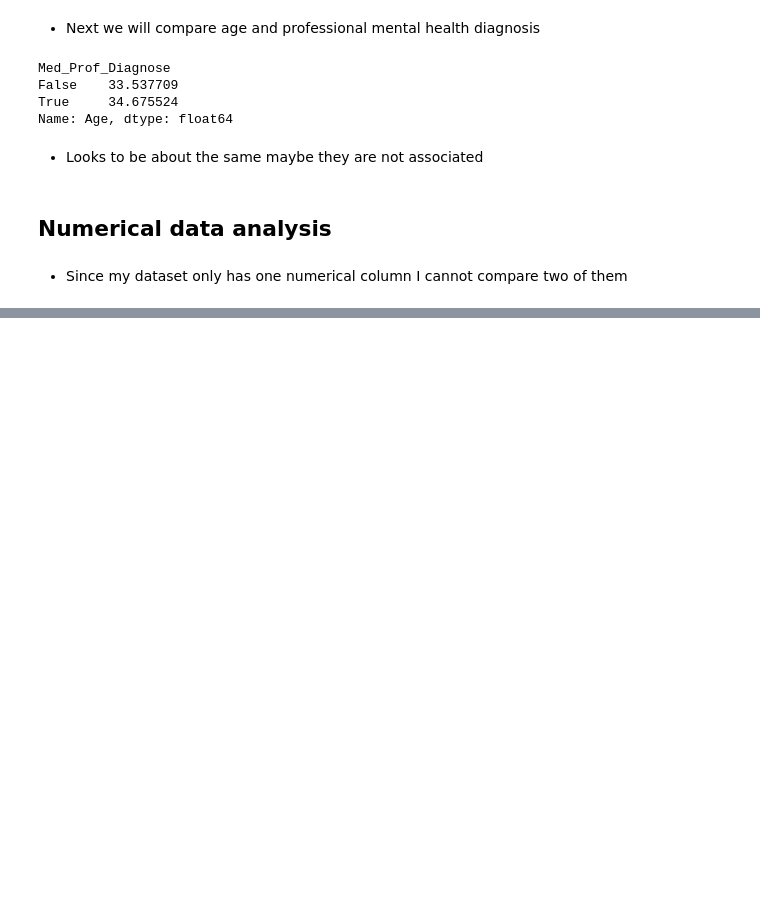
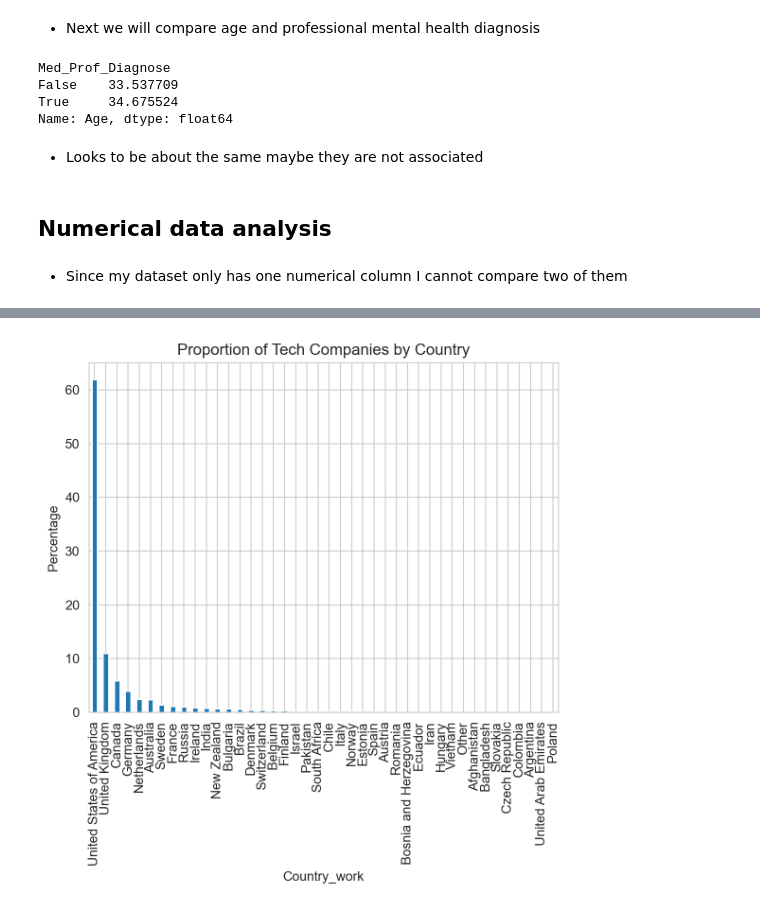
Before and after one commit to emmablumenkrantz/PUBH1142, a Jupyter notebook: Analysis_MHIT.ipynb, the cells around one changed output, grey strips where cells are left out. Drawn from its saved outputs; the diff is of its cells as text; code cells hidden in the pictures; blank space fills up the shorter version.

```diff
--- a/Analysis_MHIT.ipynb
+++ b/Analysis_MHIT.ipynb
@@ -249,0 +286,7 @@ Name: Age, dtype: float64
+# %%
+# Create a bar plot of the countries with the highest proportion of tech companies
+tech_company_proportions.plot(kind='bar')
+plt.title('Proportion of Tech Companies by Country')
+plt.ylabel('Percentage');
+# %% [output]
+[figure, added]
```
Also changed, not shown: parts of 13 cells of this notebook.
